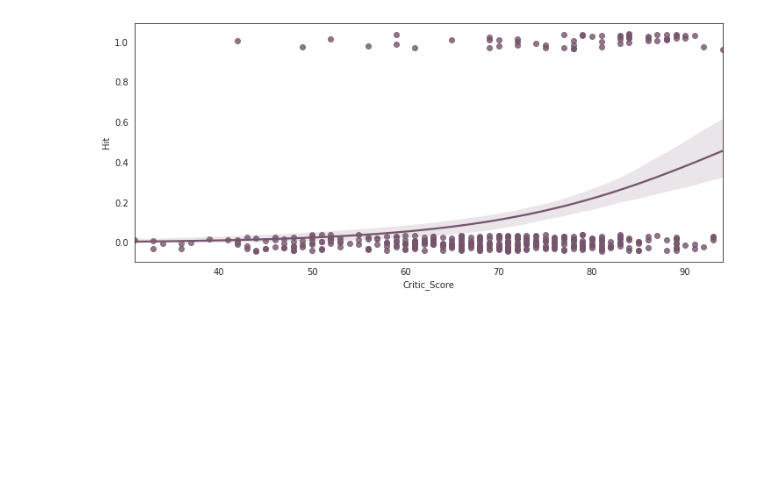
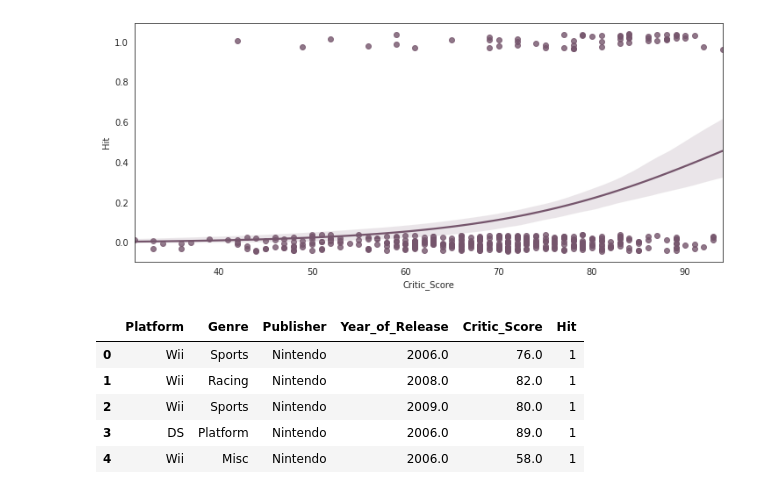
Before and after one commit to ChristianMocha/BookStore, a Jupyter notebook: PrediccionVideoJuegos.ipynb, the cells around one changed output. Saved outputs shown, nothing was run; the diff lists cells and outputs as text; code cells hidden in the pictures; blank space fills up the shorter version.

```diff
--- a/PrediccionVideoJuegos.ipynb
+++ b/PrediccionVideoJuegos.ipynb
@@ -157,0 +168,9 @@ sns.regplot(x="Critic_Score", y="Hit", data=df2.sample(n=n),
+# %%
+df2[:5]
+# %% [output]
+|  | Platform | Genre | Publisher | Year_of_Release | Critic_Score | Hit |
+| 0 | Wii | Sports | Nintendo | 2006.0 | 76.0 | 1 |
+| 1 | Wii | Racing | Nintendo | 2008.0 | 82.0 | 1 |
+| 2 | Wii | Sports | Nintendo | 2009.0 | 80.0 | 1 |
+| 3 | DS | Platform | Nintendo | 2006.0 | 89.0 | 1 |
+| 4 | Wii | Misc | Nintendo | 2006.0 | 58.0 | 1 |
```
Also changed, not shown: parts of 8 cells of this notebook.
